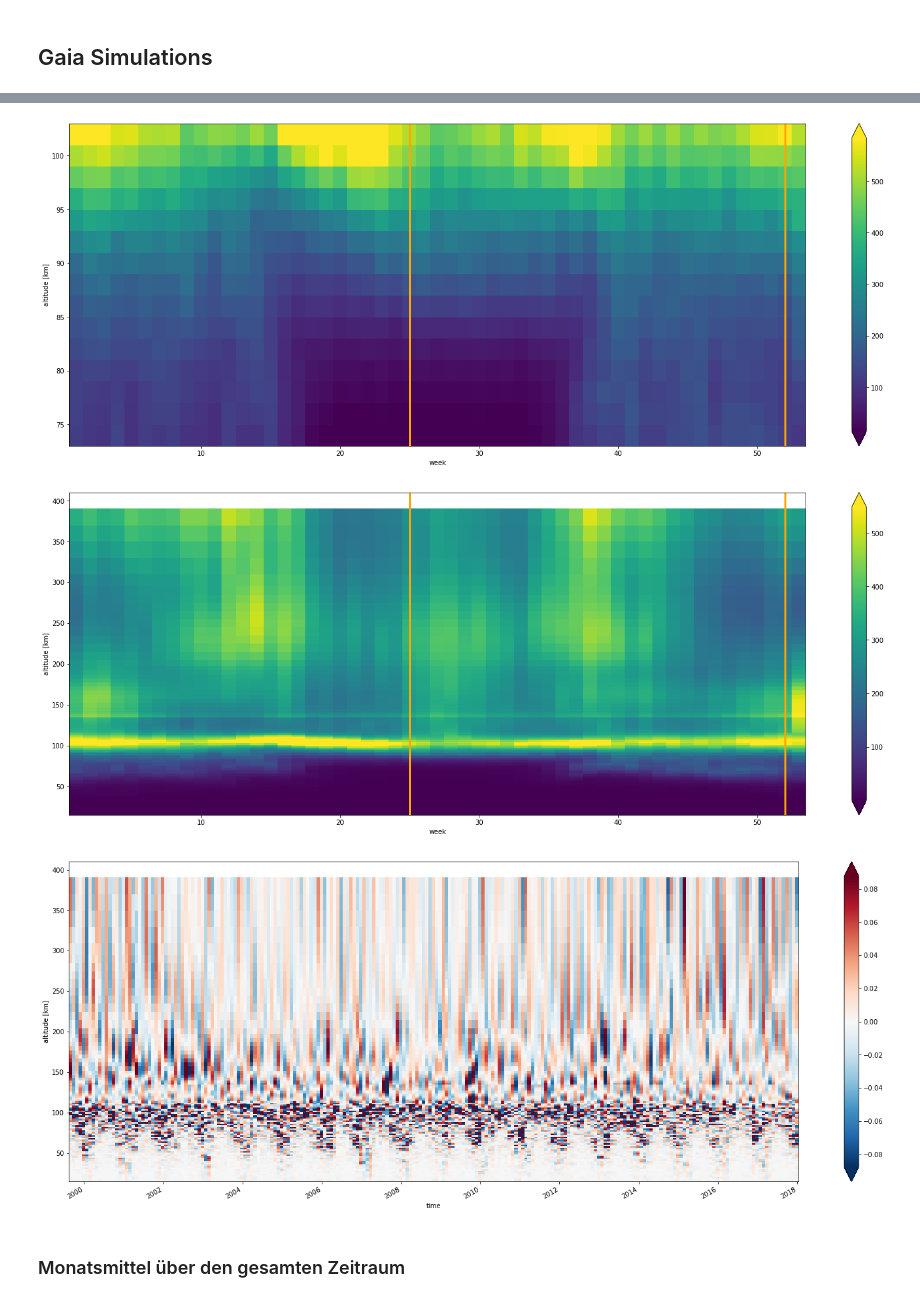
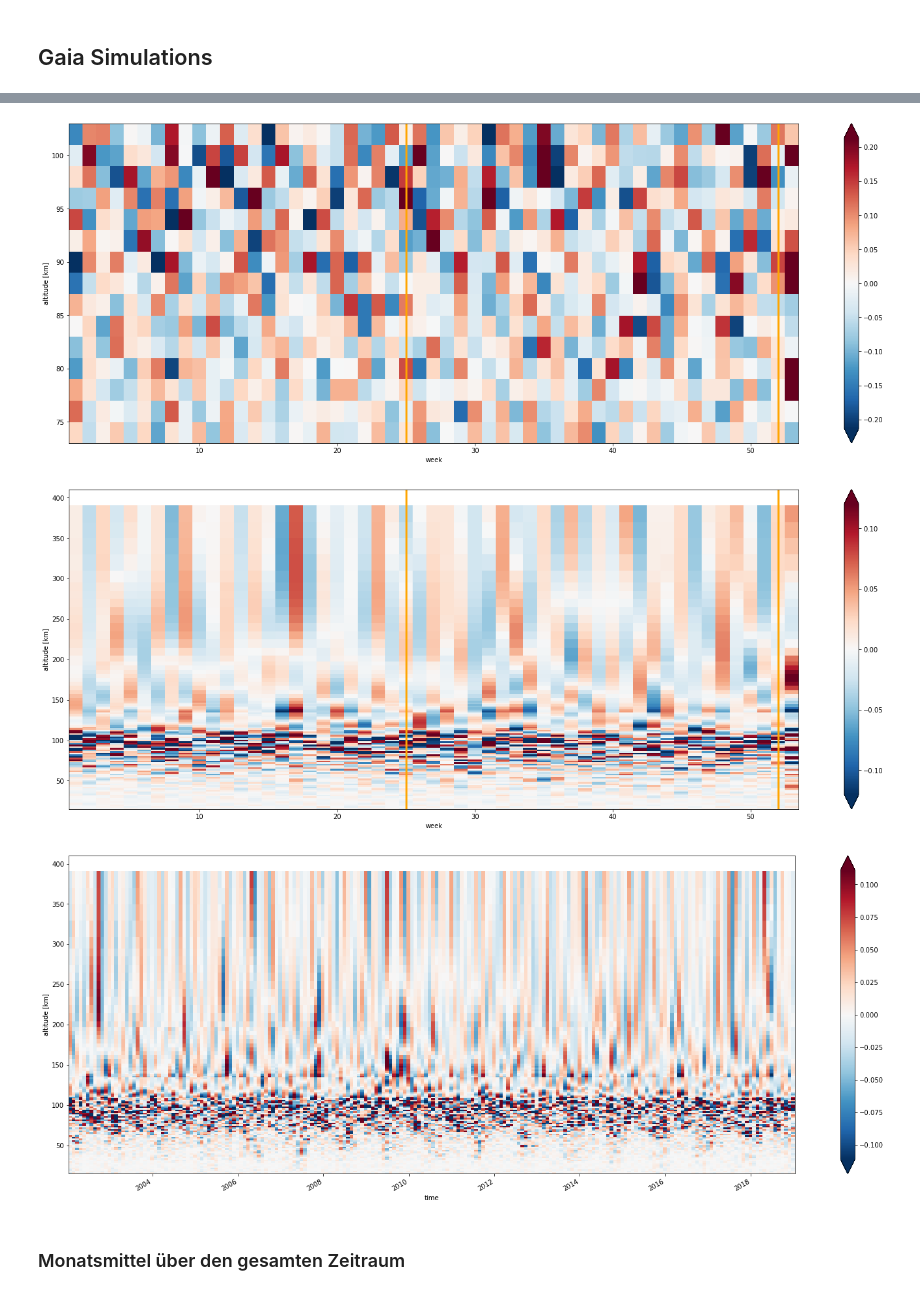
Before and after one commit to VACILT/trends_project, a Jupyter notebook: data_introduction_jason.ipynb, the cells around one changed output, grey strips where cells are left out. Drawn from its saved outputs; the diff is of its cells as text; code cells hidden in the pictures.

```diff
--- a/data_introduction_jason.ipynb
+++ b/data_introduction_jason.ipynb
@@ -9,7 +9,7 @@ from matplotlib.legend_handler import HandlerLineCollection, HandlerTuple
 from scipy import stats
 # %%
 #SET STATION HERE
-station = 'Kir'
+station = 'CMA'
 root_path = '/home/gemeinsam_tmp/UA_students/data/'
 alt = [70, 72, 74, 76, 78, 80, 82, 84, 86, 88, 90, 92, 94, 96, 98, 100, 102, 104, \
        106, 108, 110, 112, 114, 116, 118, 120]
@@ -634,25 +658,25 @@ v_gw_gaia_monthly_ano = v_gw_gaia_monthly
 # %%
 u_ekin = 0.5*(u_gw_gaia**2+v_gw_gaia**2)
 
-u_gw_gaia_clima = u_ekin.groupby('time.week').mean("time")
+u_gw_gaia_clima = u_gw_gaia.groupby('time.week').mean("time")
 u_gw_gaia_clima_slice=u_gw_gaia_clima.sel(alt = slice(74,102))
 ax1 = u_gw_gaia_clima_slice.plot(x = 'week',robust=True,figsize = [25,9])
 
 plt.axvline(x=25, linewidth = 3 , color = 'orange')
 plt.axvline(x=52, linewidth = 3 , color = 'orange')
 ax1.figure.savefig('results/u_gw_clima_gaia_sliced'+station+'.png',bbox_inches='tight')
 
 ax2 = u_gw_gaia_clima.plot(x = 'week',robust=True,figsize = [25,9])
 plt.axvline(x=25, linewidth = 3 , color = 'orange')
 plt.axvline(x=52, linewidth = 3 , color = 'orange')
 ax2.figure.savefig('results/u_gw_clima_gaia_full'+station+'.png',bbox_inches='tight')
 # %% [output]
-[figure, old version]
+[figure, new version]
-[figure, old version]
+[figure, new version]
 # %%
 ax1 = u_gw_gaia_monthly.plot(x = 'time',robust=True,figsize = [25,9])
 # %% [output]
-[figure, old version]
+[figure, new version]
 # %% [markdown]
 ### Monatsmittel über den gesamten Zeitraum
 # %%
```
Also changed, not shown: parts of 28 cells of this notebook.
